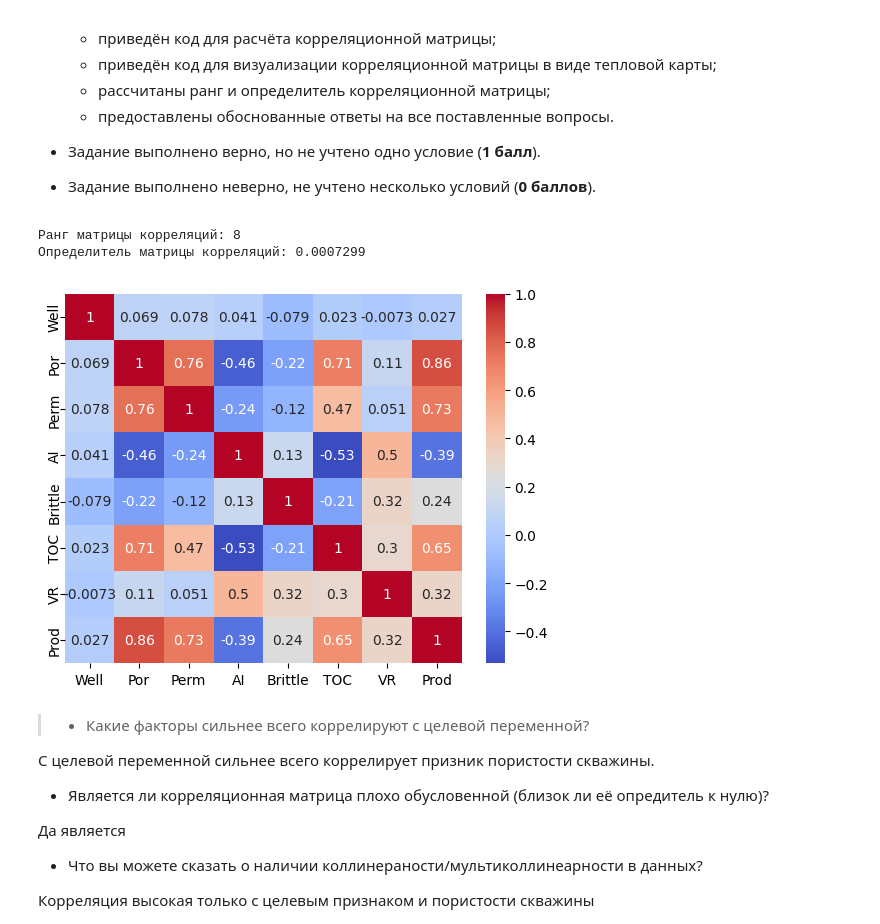
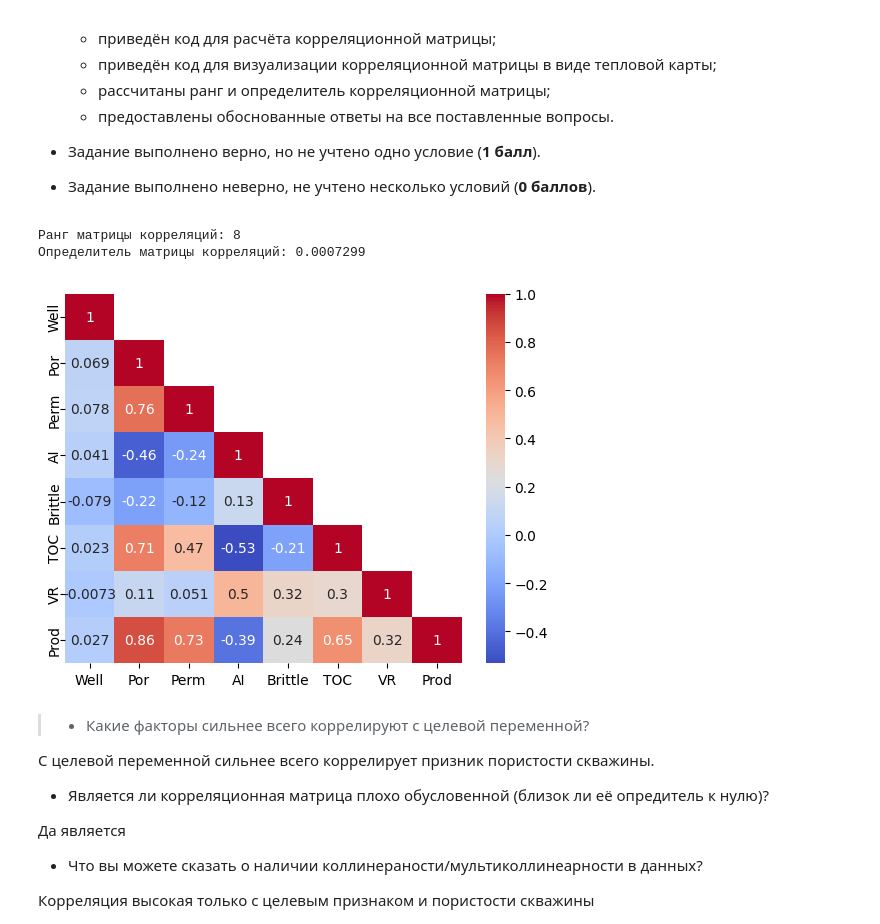
Before and after one commit to metalin37/Skillfactory, a Jupyter notebook: MathML/MATH&ML-1. Линейная алгебра в контексте линейных методов. Часть I/MATH_ML-2._Практика.ipynb, the cells around one changed output. Saved outputs shown, nothing was run; the diff lists cells and outputs as text; code cells hidden in the pictures.

```diff
--- a/MathML/MATH&ML-1. Линейная алгебра в контексте линейных методов. Часть I/MATH_ML-2._Практика.ipynb
+++ b/MathML/MATH&ML-1. Линейная алгебра в контексте линейных методов. Часть I/MATH_ML-2._Практика.ipynb
@@ -126,22 +126,32 @@ plt.show()
 # %%
 # строим матрицу корреляций
 corr_matrix1 = np.corrcoef(data, rowvar=False)
 print('Ранг матрицы корреляций:', np.linalg.matrix_rank(corr_matrix1))
 print('Определитель матрицы корреляций: {:.7f}'.format(np.linalg.det(corr_matrix1)))
 
 # строим тепловую карту
-sns.heatmap(corr_matrix1, annot=True, cmap='coolwarm')
+#sns.heatmap(corr_matrix1, annot=True, cmap='coolwarm')
+# добавляем подписи столбцов на тепловой карте
+#plt.xticks(np.arange(len(data.columns))+0.5, data.columns, rotation=0, ha='center', fontsize=10)
+#plt.yticks(np.arange(len(data.columns))+0.5, data.columns, ha='center', fontsize=10, va='center', rotation=90)
+# отображаем график
+#plt.show()
 
+# формируем нижний треугольник матрицы корреляций
+corr_matrix_tril = np.tril(corr_matrix1)
+# заполняем верхний треугольник значениями NaN
+corr_matrix_tril[corr_matrix_tril == 0] = np.nan
+# строим тепловую карту
+sns.heatmap(corr_matrix_tril, annot=True, cmap='coolwarm', mask=np.isnan(corr_matrix_tril))
 # добавляем подписи столбцов на тепловой карте
 plt.xticks(np.arange(len(data.columns))+0.5, data.columns, rotation=0, ha='center', fontsize=10)
 plt.yticks(np.arange(len(data.columns))+0.5, data.columns, ha='center', fontsize=10, va='center', rotation=90)
-
 # отображаем график
 plt.show()
 # %% [output]
 Ранг матрицы корреляций: 8
 Определитель матрицы корреляций: 0.0007299
-[figure, old version]
+[figure, new version]
 # %% [markdown]
 > * Какие факторы сильнее всего коррелируют с целевой переменной?
 
```
Also changed, not shown: parts of 14 cells of this notebook, 1 other file.
